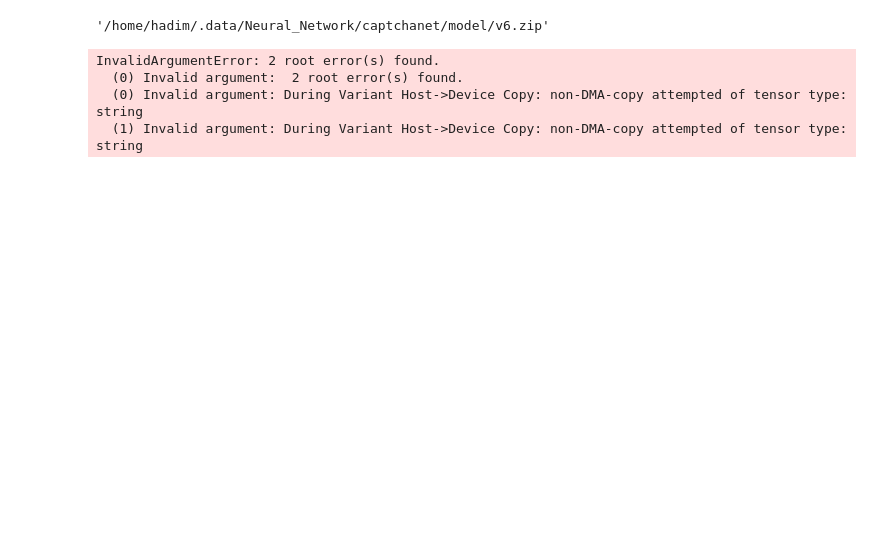
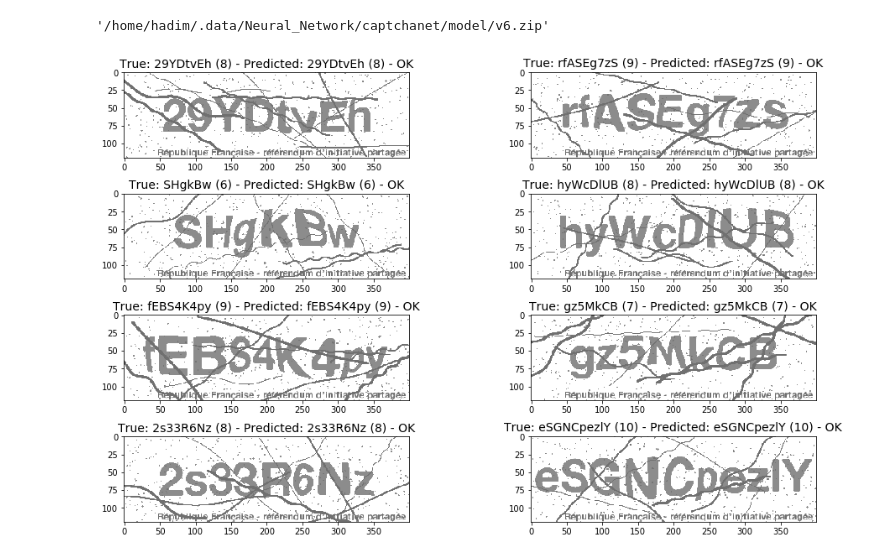
Before and after one commit to hadim/captchanet, a Jupyter notebook: notebooks/v6/4_Export.ipynb, the cells around one changed output. Drawn from its saved outputs; the diff is of its cells as text; code cells hidden in the pictures; blank space fills up the shorter version.

```diff
--- a/notebooks/v6/4_Export.ipynb
+++ b/notebooks/v6/4_Export.ipynb
@@ -107,6 +111,7 @@ shutil.make_archive(archive_path, 'zip', root_dir=model_path)
 # %%
 # Test the exported model
 
+tf.keras.backend.clear_session()
 inference_model = tf.saved_model.load(str(model_path / 'inference_model'))
 
 model_image_size = (224, 224)
@@ -119,37 +124,32 @@ dataset = dataset.batch(n)
 data = [d for d in dataset.take(1)][0]
 
 images = data['original_image']
-labels = data['label']
-labels = tf.argmax(labels, axis=2)
 
 # Solve captcha
 predicted_words = inference_model.solve(images)
 predicted_words = predicted_words.numpy()
 
 # Plot
 original_images = data['original_image'].numpy()
 words = data['word'].numpy()
 words = [w.decode('utf-8').replace('0', '') for w in words]
 
 size = 2
 ncols = 2
 nrows = n // ncols
 ratio = original_images.shape[2] / original_images.shape[1]
 figsize = (ncols * size * ratio, size * nrows)
 fig, axs = plt.subplots(nrows=nrows, ncols=ncols, figsize=figsize, constrained_layout=True)
 axs = axs.flatten()
 
 for image, word, predicted_word, ax in zip(images, words, predicted_words, axs):
   ax.imshow(image)
 
   predicted_word = predicted_word.decode()
   mark = 'OK' if predicted_word == word else 'WRONG'
   text = f'True: {word} ({len(word)})'
   text += f' - Predicted: {predicted_word} ({len(predicted_word)})'
   text += f" - {mark}"
   ax.set_title(text, fontsize=14)
 # %% [output]
-InvalidArgumentError: 2 root error(s) found.
-  (0) Invalid argument:  2 root error(s) found.
-  (0) Invalid argument: During Variant Host->Device Copy: non-DMA-copy attempted of tensor type: string
-  (1) Invalid argument: During Variant Host->Device Copy: non-DMA-copy attempted of tensor type: string
+[figure, added]
```
Also changed, not shown: parts of 1 cell of this notebook, 6 other files.
